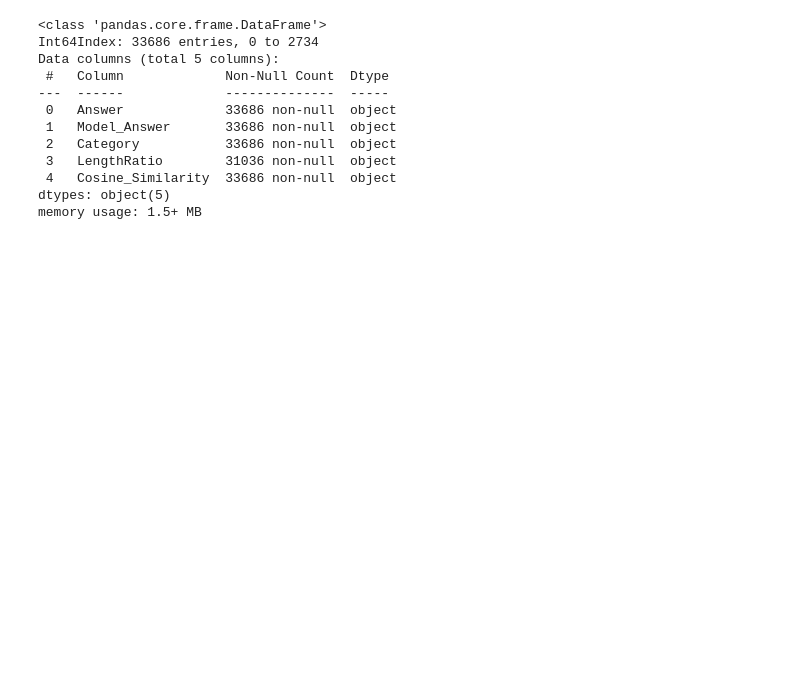
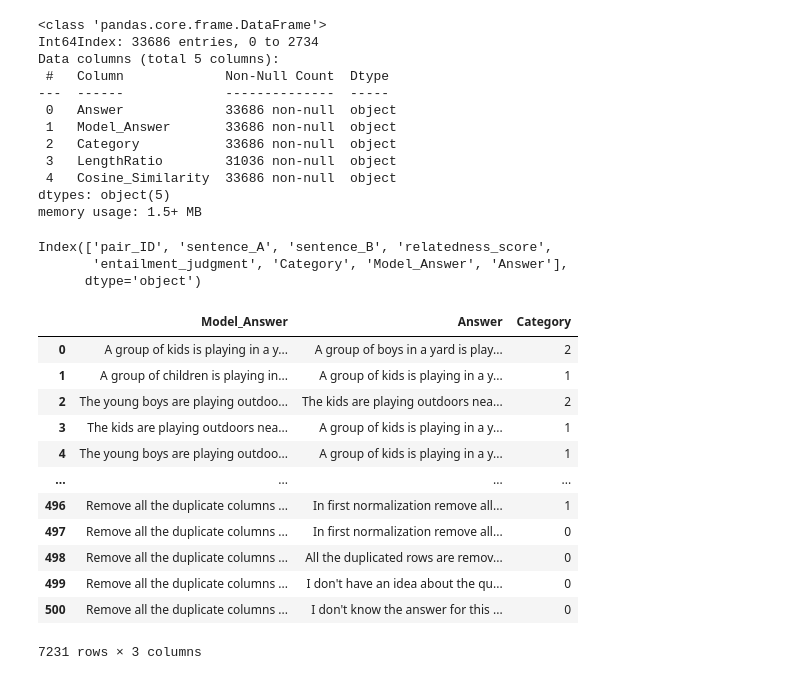
Before and after one commit to Research-Recruit-AI-SLIIT/Research-Codebase, a Jupyter notebook: Knowledge and Attitude Evaluation/Answer Evaluation/Data/datapreprocess.ipynb, the cells around one changed output. Saved outputs shown, nothing was run; the diff lists cells and outputs as text; code cells hidden in the pictures; blank space fills up the shorter version.

```diff
--- a/Knowledge and Attitude Evaluation/Answer Evaluation/Data/datapreprocess.ipynb
+++ b/Knowledge and Attitude Evaluation/Answer Evaluation/Data/datapreprocess.ipynb
@@ -63,3 +67,25 @@ A value is trying to be set on a copy of a slice from a DataFrame
 
 See the caveats in the documentation: https://pandas.pydata.org/pandas-docs/stable/user_guide/indexing.html#returning-a-view-versus-a-copy
   data['Question_ID'][index] = new_index
+# %%
+score5 = data[data['Score'] == 5.0]
+
+new_data = pd.DataFrame(columns=['Question_ID', 'Question', 'Answer', 'Model_Answer', 'Score', 'Category'])
+
+for index, row in score5.iterrows():
+    # get the question id
+    id = row['Question_ID']
+    # get the original answer
+    answer = row['Answer']
+
+    # get the questions from the same id from data
+    ques = data[data['Question_ID'] == id]
+
+    # replace the model answer with answer
+    ques['Model_Answer'] = answer
+
+    # delete the row where the model answer is the same as the answer
+    ques = ques[ques['Model_Answer'] != ques['Answer']]
+
+    # add the new data to the new dataframe
+    new_data = new_data.append(ques)
@@ -164,0 +222,7 @@ data = pd.read_csv('../Data/improvedds_v3.csv', encoding="ISO-8859-1")
+# %%
+#column names
+data.columns
+# %% [output]
+Index(['pair_ID', 'sentence_A', 'sentence_B', 'relatedness_score',
+       'entailment_judgment', 'Category', 'Model_Answer', 'Answer'],
+      dtype='object')
@@ -164,0 +231,16 @@ data = pd.read_csv('../Data/improvedds_v3.csv', encoding="ISO-8859-1")
+# %%
+new_data
+# %% [output]
+|  | Model_Answer | Answer | Category |
+| 0 | A group of kids is playing in a y... | A group of boys in a yard is play... | 2 |
+| 1 | A group of children is playing in... | A group of kids is playing in a y... | 1 |
+| 2 | The young boys are playing outdoo... | The kids are playing outdoors nea... | 2 |
+| 3 | The kids are playing outdoors nea... | A group of kids is playing in a y... | 1 |
+| 4 | The young boys are playing outdoo... | A group of kids is playing in a y... | 1 |
+| ... | ... | ... | ... |
+| 496 | Remove all the duplicate columns ... | In first normalization remove all... | 1 |
+| 497 | Remove all the duplicate columns ... | In first normalization remove all... | 0 |
+| 498 | Remove all the duplicate columns ... | All the duplicated rows are remov... | 0 |
+| 499 | Remove all the duplicate columns ... | I don't have an idea about the qu... | 0 |
+| 500 | Remove all the duplicate columns ... | I don't know the answer for this ... | 0 |
+7231 rows × 3 columns
```
Also changed, not shown: parts of 13 cells of this notebook, 18 other files.
